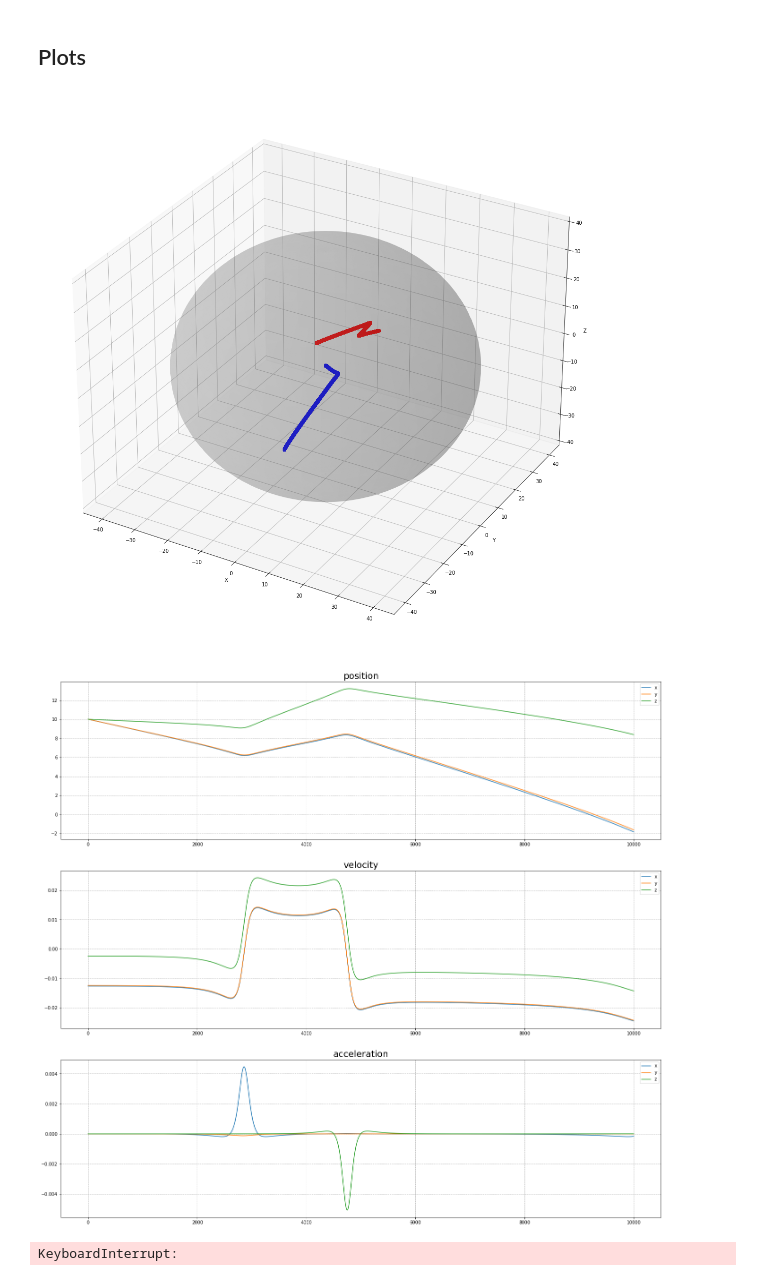
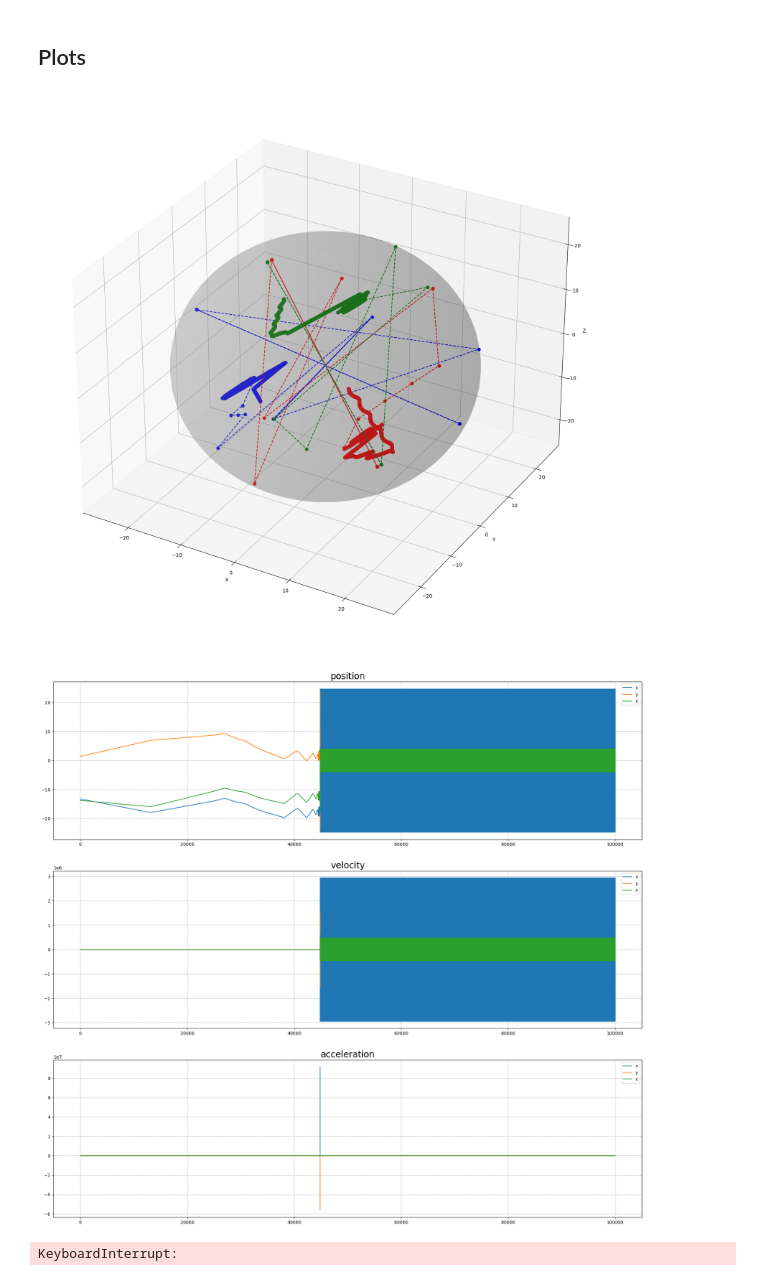
Before and after one commit to giuseppesimionato/gas-simulation, a Jupyter notebook: gas-simulation.ipynb, the cells around one changed output. Saved outputs shown, nothing was run; the diff lists cells and outputs as text; code cells hidden in the pictures.

```diff
--- a/gas-simulation.ipynb
+++ b/gas-simulation.ipynb
@@ -26,8 +26,8 @@ from scipy.constants import Boltzmann
 # %%
 # TODO: put constants in a json file
 DT = 0.1 # s
-MAX_DISTANCE = 50 # angstrom
-TOTAL_PARTICLES = 2
+MAX_DISTANCE = 5 # angstrom
+TOTAL_PARTICLES = 1
 MAX_TIME_STEPS = 10000
 MASS = 39.95 # argon amu
 TEMPERATURE = 1000 # K
@@ -48,7 +48,7 @@ def initial_conditions(
     result = {}
     for  key in range(particles_number):
         result[key] = {
-            'position': [np.array([key*10, key*10, key*10])],
+            'position': [init_position(max_distance)], # [np.array([key*10, key*10, key*10])],
             'velocity': [init_velocity(temperature, mass)]
         }
     for key in result.keys():
@@ -179,10 +179,10 @@ def compute_sign(vector1, vector2):
 ## Dynamics
 # %%
 # TODO: put constants in a json file
-DT = 0.1 # s
-MAX_DISTANCE = 40 # angstrom
+DT = 0.05 # s
+MAX_DISTANCE = 25 # angstrom
 TOTAL_PARTICLES = 3
-MAX_TIME_STEPS = 10000
+MAX_TIME_STEPS = 100000
 MASS = 39.95 # argon amu
 TEMPERATURE = 300 # K
 EPSILON = 0.0105 # eV
@@ -204,12 +204,13 @@ for time in tqdm(range(MAX_TIME_STEPS)):
 # %% [markdown]
 ## Plots
 # %%
-def plot_particle_trajectory(x, y, z, x1,y1,z1, radius):
+def plot_particle_trajectory(x, y, z, x1, y1, z1, x2, y2, z2, radius):
     fig = plt.figure(figsize=(20,20))
     ax = fig.add_subplot(111, projection='3d')
 
     ax.plot(x, y, z, '--o', color='b')
     ax.plot(x1, y1, z1, '--o', color='r')
+    ax.plot(x2, y2, z2, '--o', color='g')
 
     u = np.linspace(0, 2 * np.pi, 100)
     v = np.linspace(0, np.pi, 100)
@@ -232,40 +233,44 @@ particle_number_1 = 1
 x_1 = np.array(sample[particle_number_1]['position'])[:,0]
 y_1 = np.array(sample[particle_number_1]['position'])[:,1]
 z_1 = np.array(sample[particle_number_1]['position'])[:,2]
-plot_particle_trajectory(x_0, y_0, z_0, x_1, y_1, z_1, MAX_DISTANCE)
+particle_number_2 = 2
+x_2 = np.array(sample[particle_number_2]['position'])[:,0]
+y_2 = np.array(sample[particle_number_2]['position'])[:,1]
+z_2 = np.array(sample[particle_number_2]['position'])[:,2]
+plot_particle_trajectory(x_0, y_0, z_0, x_1, y_1, z_1, x_2, y_2, z_2, MAX_DISTANCE)
 # %% [output]
-[figure, old version]
+[figure, new version]
 # %%
 plt.figure(figsize=(24,22))
-particle_number = 1
+particle_number = 0
 
 plt.subplot(3,1,1)
 plt.plot(np.array(sample[particle_number]['position'])[:,0], label='x')
 plt.plot(np.array(sample[particle_number]['position'])[:,1], label='y')
 plt.plot(np.array(sample[particle_number]['position'])[:,2], label='z')
 plt.title('position', fontsize=20)
 plt.grid(linestyle='--')
 plt.legend()
 
 plt.subplot(3,1,2)
 plt.plot(np.array(sample[particle_number]['velocity'])[:,0], label='x')
 plt.plot(np.array(sample[particle_number]['velocity'])[:,1], label='y')
 plt.plot(np.array(sample[particle_number]['velocity'])[:,2], label='z')
 plt.title('velocity', fontsize=20)
 plt.grid(linestyle='--')
 plt.legend()
 
 plt.subplot(3,1,3)
 plt.plot(np.array(sample[particle_number]['acceleration'])[:,0], label='x')
 plt.plot(np.array(sample[particle_number]['acceleration'])[:,1], label='y')
 plt.plot(np.array(sample[particle_number]['acceleration'])[:,2], label='z')
 plt.title('acceleration', fontsize=20)
 plt.grid(linestyle='--')
 plt.legend()
 
 plt.show()
 # %% [output]
-[figure, old version]
+[figure, new version]
 # %%
 timestep = 0
 for timestep in tqdm(range(MAX_TIME_STEPS)):
```
